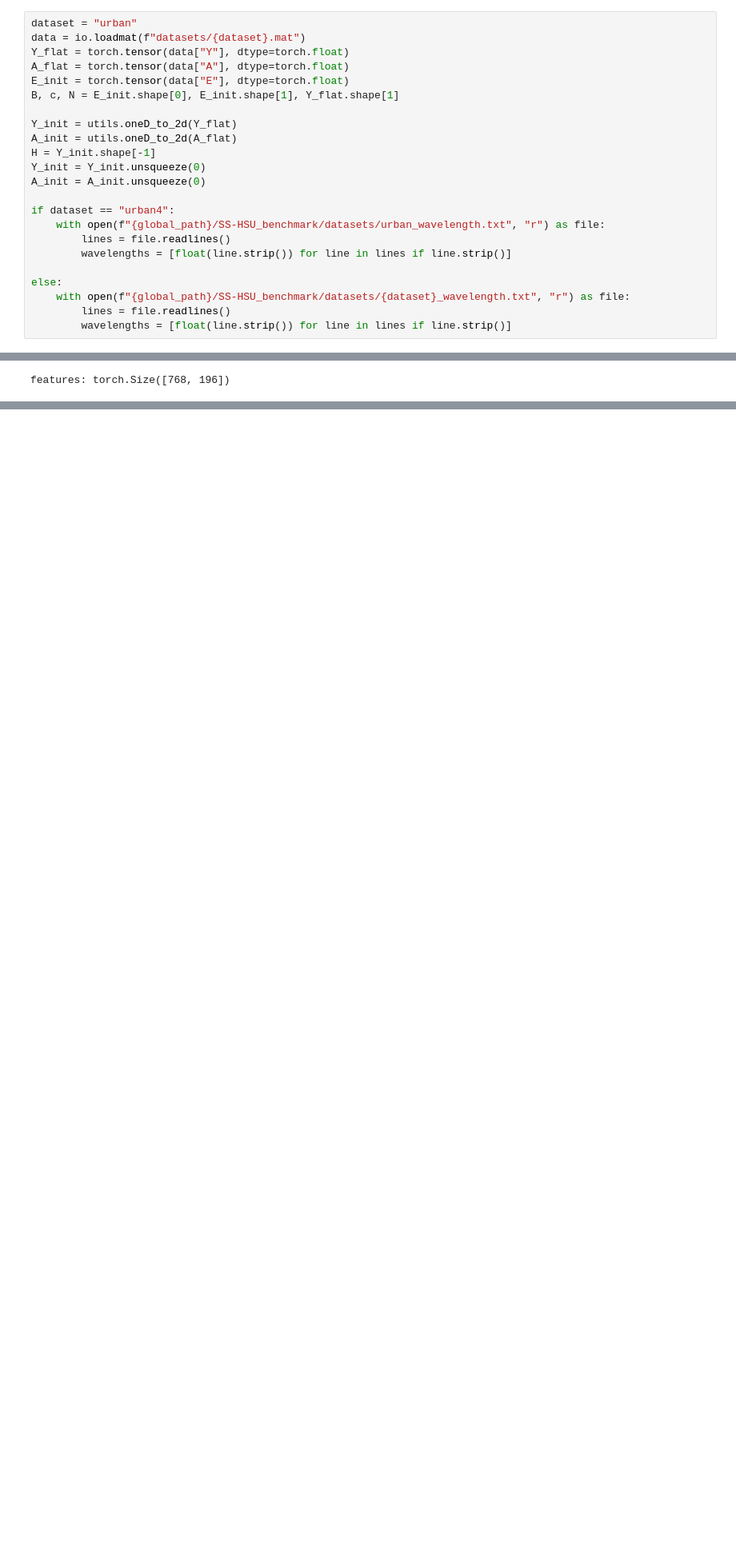
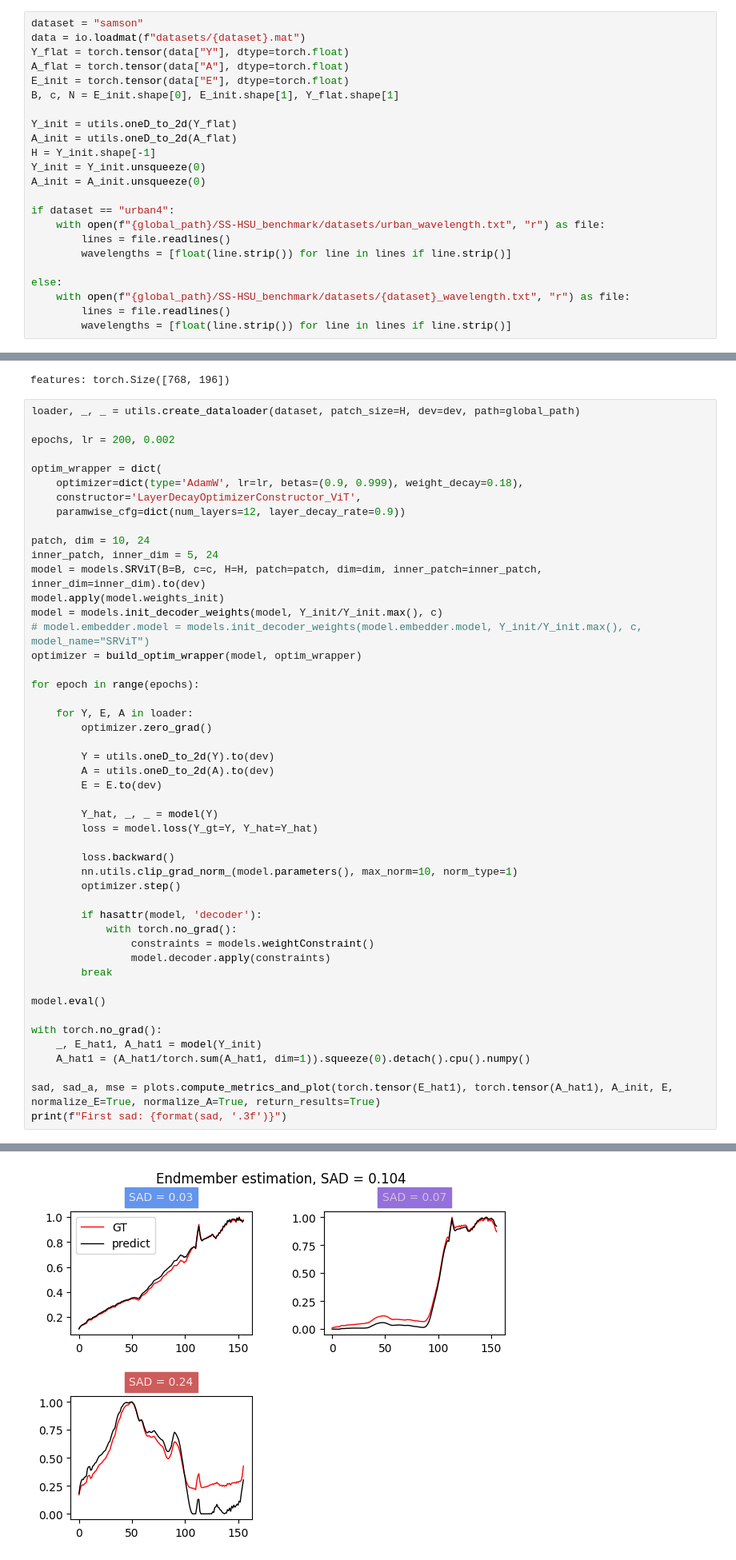
Before and after one commit to edabier/SS-HSU_benchmark, a Jupyter notebook: clean_test.ipynb, the cells around one changed output, grey strips where cells are left out. Shown at 80% size. Drawn from its saved outputs; the diff is of its cells as text; blank space fills up the shorter version.

```diff
--- a/clean_test.ipynb
+++ b/clean_test.ipynb
@@ -36,7 +36,7 @@ else:
 # %% [output]
 Using device: cuda:0
 # %%
-dataset = "urban"
+dataset = "samson"
 data = io.loadmat(f"datasets/{dataset}.mat")
 Y_flat = torch.tensor(data["Y"], dtype=torch.float)
 A_flat = torch.tensor(data["A"], dtype=torch.float)
@@ -71,3 +71,52 @@ alpha = int(features.shape[1]**0.5)
 unmixer = rsfm.Unmixing_from_features(D=D, alpha=alpha, B=B, c=c, n_features=n_features, use_cls=False)
 # %% [output]
 features: torch.Size([768, 196])
+# %%
+loader, _, _ = utils.create_dataloader(dataset, patch_size=H, dev=dev, path=global_path)
+
+epochs, lr = 200, 0.002
+
+optim_wrapper = dict(
+    optimizer=dict(type='AdamW', lr=lr, betas=(0.9, 0.999), weight_decay=0.18),
+    constructor='LayerDecayOptimizerConstructor_ViT',
+    paramwise_cfg=dict(num_layers=12, layer_decay_rate=0.9))
+
+patch, dim = 10, 24
+inner_patch, inner_dim = 5, 24
+model = models.SRViT(B=B, c=c, H=H, patch=patch, dim=dim, inner_patch=inner_patch, inner_dim=inner_dim).to(dev)
+model.apply(model.weights_init)
+model = models.init_decoder_weights(model, Y_init/Y_init.max(), c)
+# model.embedder.model = models.init_decoder_weights(model.embedder.model, Y_init/Y_init.max(), c, model_name="SRViT")
+optimizer = build_optim_wrapper(model, optim_wrapper)
+
+for epoch in range(epochs):
+
+    for Y, E, A in loader:
+        optimizer.zero_grad()
+
+        Y = utils.oneD_to_2d(Y).to(dev)
+        A = utils.oneD_to_2d(A).to(dev)
+        E = E.to(dev)
+
+        Y_hat, _, _ = model(Y)
+        loss = model.loss(Y_gt=Y, Y_hat=Y_hat)
+
+        loss.backward()
+        nn.utils.clip_grad_norm_(model.parameters(), max_norm=10, norm_type=1)
+        optimizer.step()
+
+        if hasattr(model, 'decoder'):
+            with torch.no_grad():
+                constraints = models.weightConstraint()
+                model.decoder.apply(constraints)
+        break
+
+model.eval()
+
+with torch.no_grad():
+    _, E_hat1, A_hat1 = model(Y_init)
+    A_hat1 = (A_hat1/torch.sum(A_hat1, dim=1)).squeeze(0).detach().cpu().numpy()
+
+sad, sad_a, mse = plots.compute_metrics_and_plot(torch.tensor(E_hat1), torch.tensor(A_hat1), A_init, E, normalize_E=True, normalize_A=True, return_results=True)
+print(f"First sad: {format(sad, '.3f')}")
+# %% [output]
@@ -73,0 +126 @@ features: torch.Size([768, 196])
+[figure, added]
```
Also changed, not shown: parts of 3 cells of this notebook, 4 other files.
